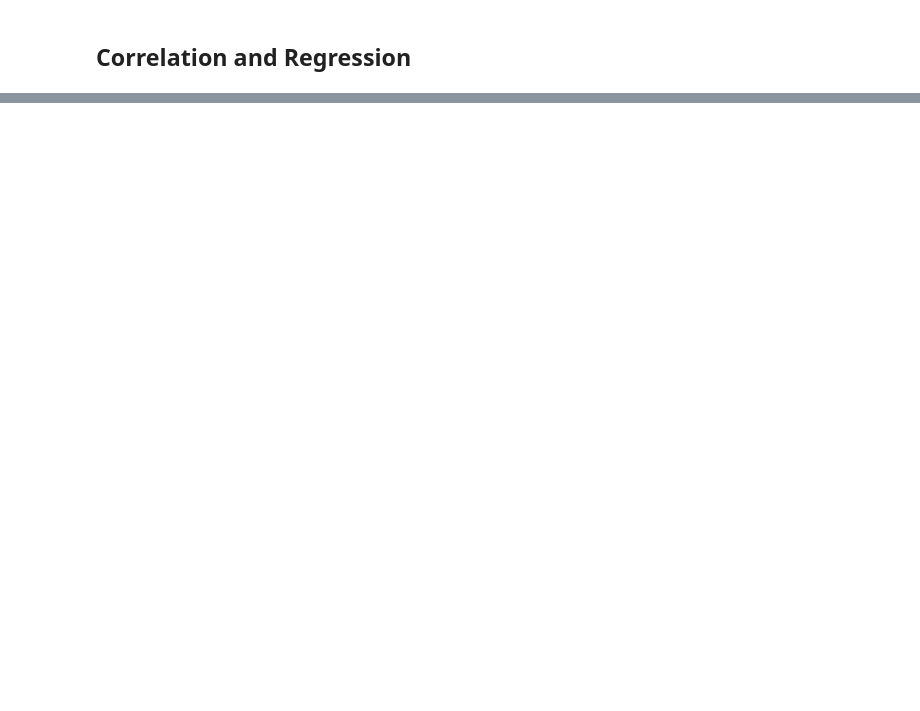
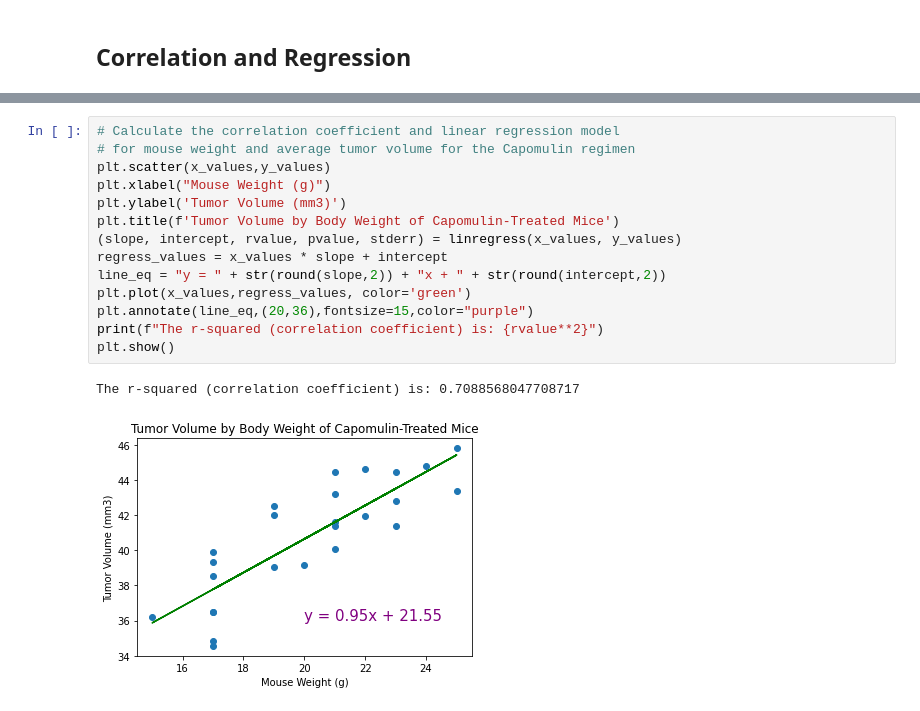
Before and after one commit to KZavalin/Module-5-Pymaceuticals, a Jupyter notebook: pymaceuticals_code.ipynb, the cells around one changed output, grey strips where cells are left out. Saved outputs shown, nothing was run; the diff lists cells and outputs as text; blank space fills up the shorter version.

```diff
--- a/pymaceuticals_code.ipynb
+++ b/pymaceuticals_code.ipynb
@@ -368,0 +340,17 @@ The correlation between mouse weight and the average tumor volume is 0.84
+# %%
+# Calculate the correlation coefficient and linear regression model
+# for mouse weight and average tumor volume for the Capomulin regimen
+plt.scatter(x_values,y_values)
+plt.xlabel("Mouse Weight (g)")
+plt.ylabel('Tumor Volume (mm3)')
+plt.title(f'Tumor Volume by Body Weight of Capomulin-Treated Mice')
+(slope, intercept, rvalue, pvalue, stderr) = linregress(x_values, y_values)
+regress_values = x_values * slope + intercept
+line_eq = "y = " + str(round(slope,2)) + "x + " + str(round(intercept,2))
+plt.plot(x_values,regress_values, color='green')
+plt.annotate(line_eq,(20,36),fontsize=15,color="purple")
+print(f"The r-squared (correlation coefficient) is: {rvalue**2}")
+plt.show()
+# %% [output]
+The r-squared (correlation coefficient) is: 0.7088568047708717
+[figure, added]
```
Also changed, not shown: parts of 12 cells of this notebook, 1 other file.
